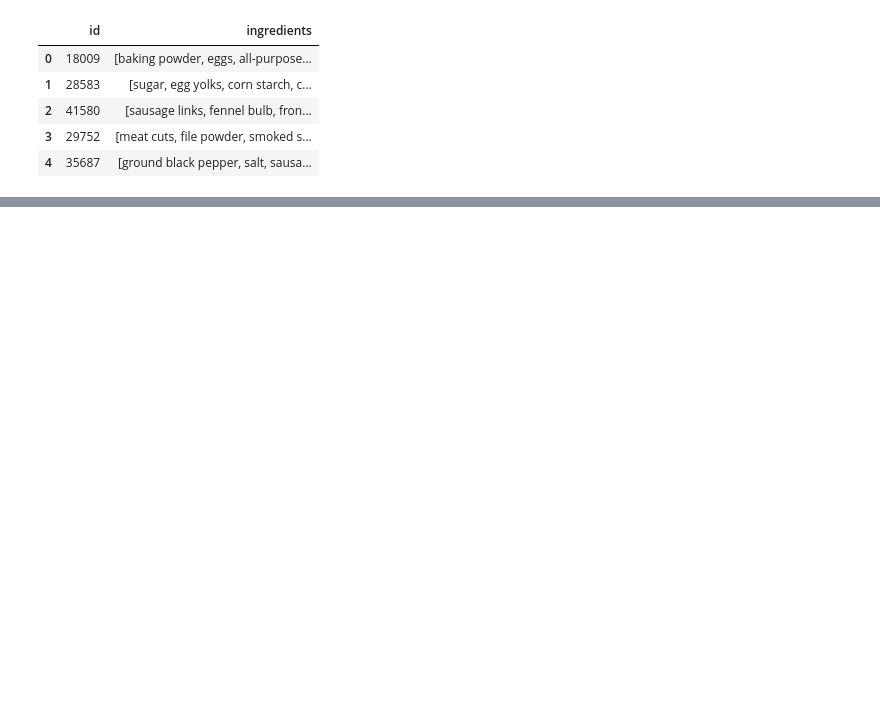
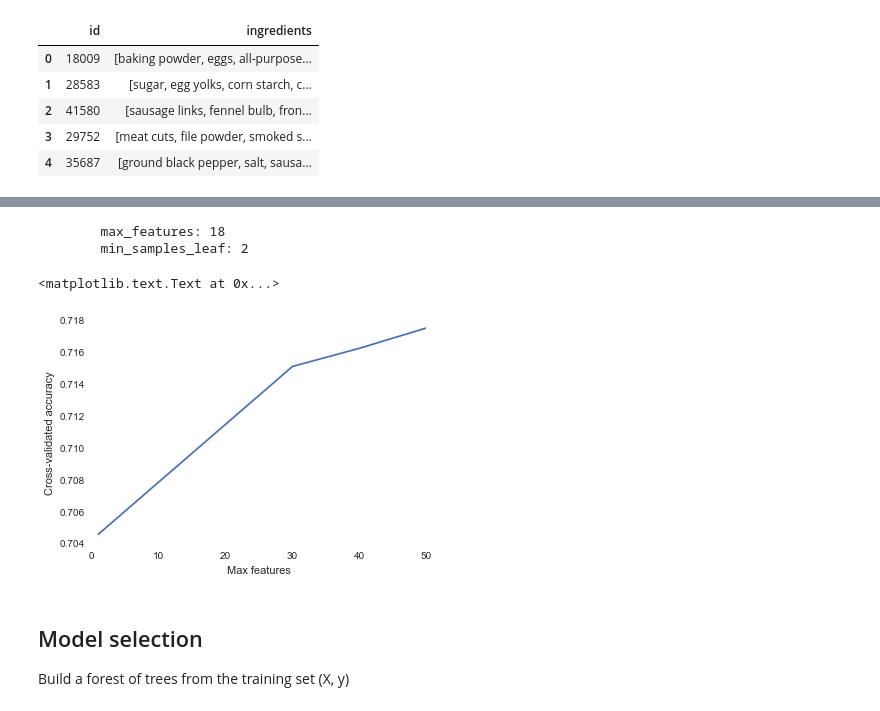
Before and after one commit to ErBa508/kggle, a Jupyter notebook: cooking/RandomForest_cooking.ipynb, the cells around one changed output, grey strips where cells are left out. Drawn from its saved outputs; the diff is of its cells as text; code cells hidden in the pictures; blank space fills up the shorter version.

Commit message:
Cleaner code; added grid search and hold-out set

```diff
--- a/cooking/RandomForest_cooking.ipynb
+++ b/cooking/RandomForest_cooking.ipynb
@@ -119,0 +63,3 @@ result = random_forest.predict(test_bag)
+# %%
+# create hold-out set to determine accuracy of random forest
+X_supvtrain, X_supvtest, y_supvtrain, y_supvtest = train_test_split(train["ingredients"], train["cuisine"])
@@ -119,0 +132,24 @@ result = random_forest.predict(test_bag)
+# %%
+# specify parameters and distributions to sample from
+from scipy.stats import randint as sp_randint
+
+# build classifier
+clf = RandomForestClassifier(n_estimators=20)
+
+param_dist = {#"max_depth": [3, None],                  # None better
+              "max_features": sp_randint(10, 20),        # higher better
+              #"min_samples_split": sp_randint(1, 11),    # lower
+              "min_samples_leaf": sp_randint(1, 11),    # lower?
+              #"bootstrap": [True, False],
+              #"criterion": ["gini", "entropy"]          # entropy
+              }
+
+# run randomized search
+n_iter_search = 20
+random_search = RandomizedSearchCV(clf, param_distributions=param_dist,
+                                   n_iter=n_iter_search)
+
+start = time()
+random_search.fit(bow_train, y_supvtrain)
+print("RandomizedSearchCV took %.2f seconds for %d candidates"
+      " parameter settings." % ((time() - start), n_iter_search))
@@ -119,0 +158,4 @@ result = random_forest.predict(test_bag)
+# %%
+for params, mean_score, scores in random_search.grid_scores_:
+        print("%0.3f (+/-%0.03f) for %r"
+              % (mean_score, scores.std() * 2, params))
@@ -119,0 +183,7 @@ result = random_forest.predict(test_bag)
+# %%
+best_parameters = random_search.best_estimator_.get_params()
+for param_name in sorted(param_dist.keys()):
+    print("\t%s: %r" % (param_name, best_parameters[param_name]))
+# %% [output]
+        max_features: 18
+        min_samples_leaf: 2
@@ -119,0 +197,19 @@ result = random_forest.predict(test_bag)
+# %%
+param_range = [1, 30, 40, 50]
+tree_scores = []
+for param_num in param_range:
+    clf = RandomForestClassifier(n_estimators = 20, max_features = param_num)
+    scores = cross_val_score(clf, bow_train, y_supvtrain, cv = 5, scoring = 'accuracy')
+    tree_scores.append(scores.mean())
+# %%
+# plot scores for tree #'s
+plt.plot(param_range, tree_scores)
+plt.xlabel("Max features")
+plt.ylabel("Cross-validated accuracy")
+# %% [output]
+<matplotlib.text.Text at 0x...>
+[figure, added]
+# %% [markdown]
+## Model selection ##
+
+Build a forest of trees from the training set (X, y)
```
Also changed, not shown: parts of 42 cells of this notebook.
